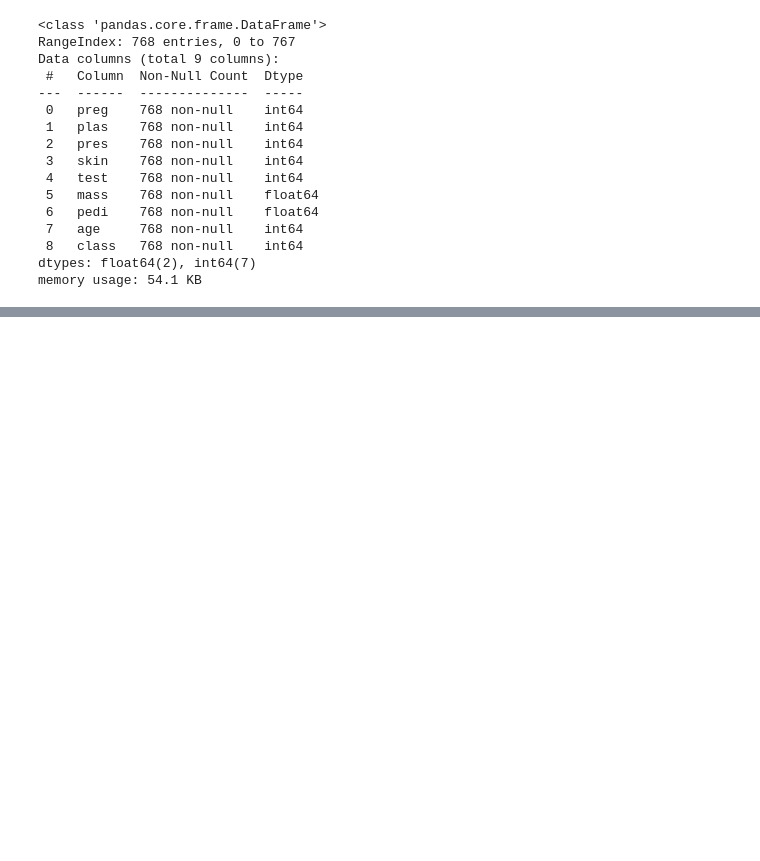
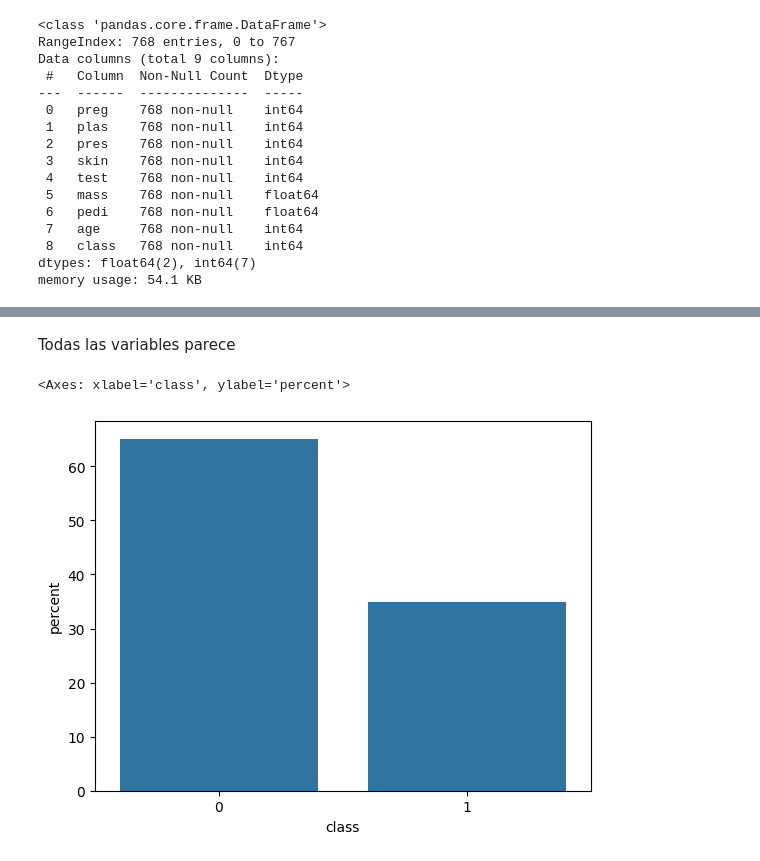
Before and after one commit to nessapatino/ONLINE_DS_THEBRIDGE_VANEPATINO, a Jupyter notebook: Sprint_13/Unidad_02/Practica_Obligatoria/18_Practica_Obligatoria_Ensamblado_de_modelos,_bagging,_boosting,_random_forest_y_gbts.ipynb, the cells around one changed output, grey strips where cells are left out. Saved outputs shown, nothing was run; the diff lists cells and outputs as text; code cells hidden in the pictures; blank space fills up the shorter version.

```diff
--- a/Sprint_13/Unidad_02/Practica_Obligatoria/18_Practica_Obligatoria_Ensamblado_de_modelos,_bagging,_boosting,_random_forest_y_gbts.ipynb
+++ b/Sprint_13/Unidad_02/Practica_Obligatoria/18_Practica_Obligatoria_Ensamblado_de_modelos,_bagging,_boosting,_random_forest_y_gbts.ipynb
@@ -83,0 +114,7 @@ memory usage: 54.1 KB
+# %% [markdown]
+Todas las variables parece
+# %%
+sns.countplot(data = df, x = target, stat="percent")
+# %% [output]
+<Axes: xlabel='class', ylabel='percent'>
+[figure, added]
```
Also changed, not shown: parts of 23 cells of this notebook.
